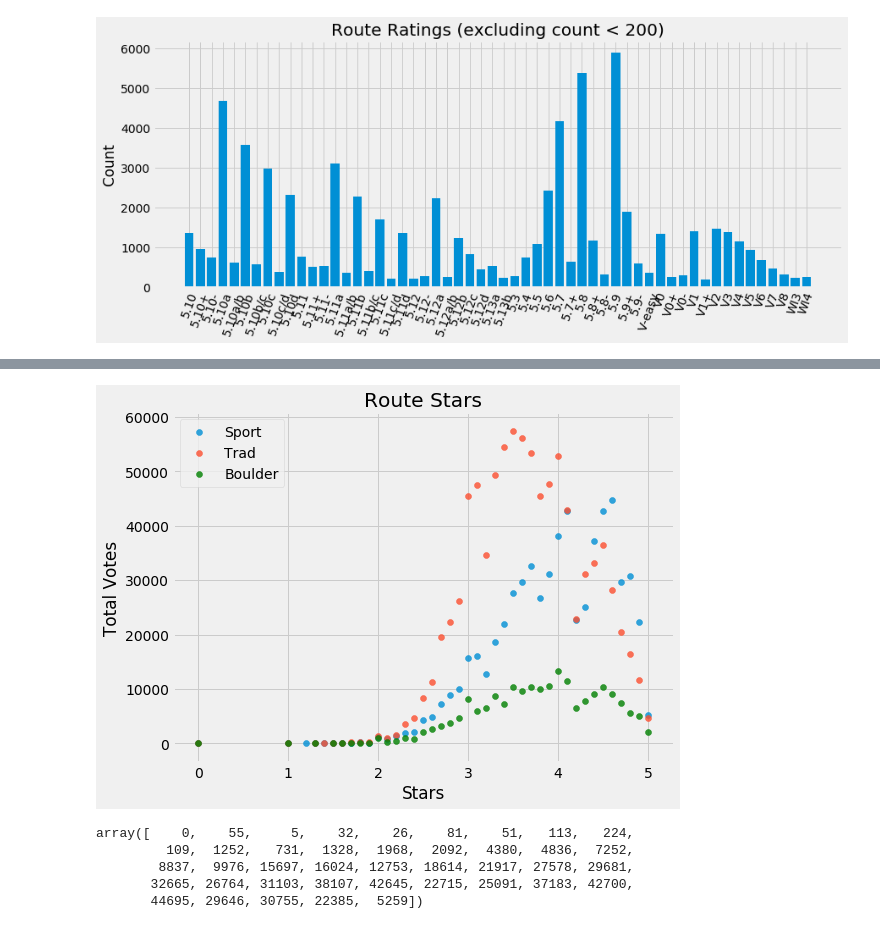
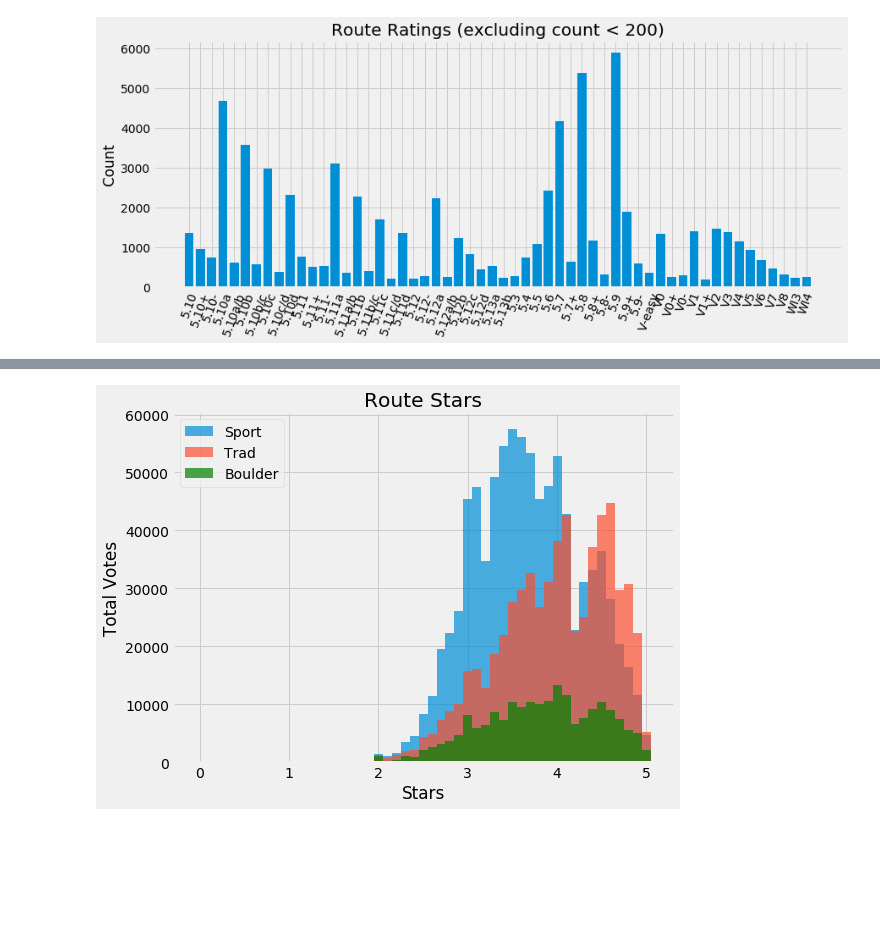
Before and after one commit to redwin21/trad-vs-sport, a Jupyter notebook: analysis/eda.ipynb, the cells around one changed output, grey strips where cells are left out. Drawn from its saved outputs; the diff is of its cells as text; code cells hidden in the pictures; blank space fills up the shorter version.

```diff
--- a/analysis/eda.ipynb
+++ b/analysis/eda.ipynb
@@ -64,23 +67,17 @@ ax.legend(['Sport','Trad','Boulder'],loc='upper left');
 # %%
 trad_stars = routes[routes['type'] == 'Trad'].groupby('stars').sum()['star_votes']
 sport_stars = routes[routes['type'] == 'Sport'].groupby('stars').sum()['star_votes']
 boulder_stars = routes[routes['type'] == 'Boulder'].groupby('stars').sum()['star_votes']
 
+width = .1
+alpha = .7
 fig, ax = plt.subplots(figsize=(8,6))
-ax.scatter(trad_stars.index, trad_stars.values, alpha=.8);
-ax.scatter(sport_stars.index, sport_stars.values, alpha=.8);
-ax.scatter(boulder_stars.index, boulder_stars.values, alpha=.8, color='g');
+ax.bar(sport_stars.index, sport_stars.values, width=width, alpha=alpha);
+ax.bar(trad_stars.index, trad_stars.values, width=width, alpha=alpha);
+ax.bar(boulder_stars.index, boulder_stars.values, width=width, alpha=alpha, color='g');
 ax.set_ylabel('Total Votes');
 ax.set_xlabel('Stars')
 ax.set_title('Route Stars');
 ax.legend(['Sport','Trad','Boulder'],loc='upper left');
 # %% [output]
-[figure, old version]
+[figure, new version]
-# %%
-trad_stars.values
-# %% [output]
-array([    0,    55,     5,    32,    26,    81,    51,   113,   224,
-         109,  1252,   731,  1328,  1968,  2092,  4380,  4836,  7252,
-        8837,  9976, 15697, 16024, 12753, 18614, 21917, 27578, 29681,
-       32665, 26764, 31103, 38107, 42645, 22715, 25091, 37183, 42700,
-       44695, 29646, 30755, 22385,  5259])
```
Also changed, not shown: parts of 16 cells of this notebook.
